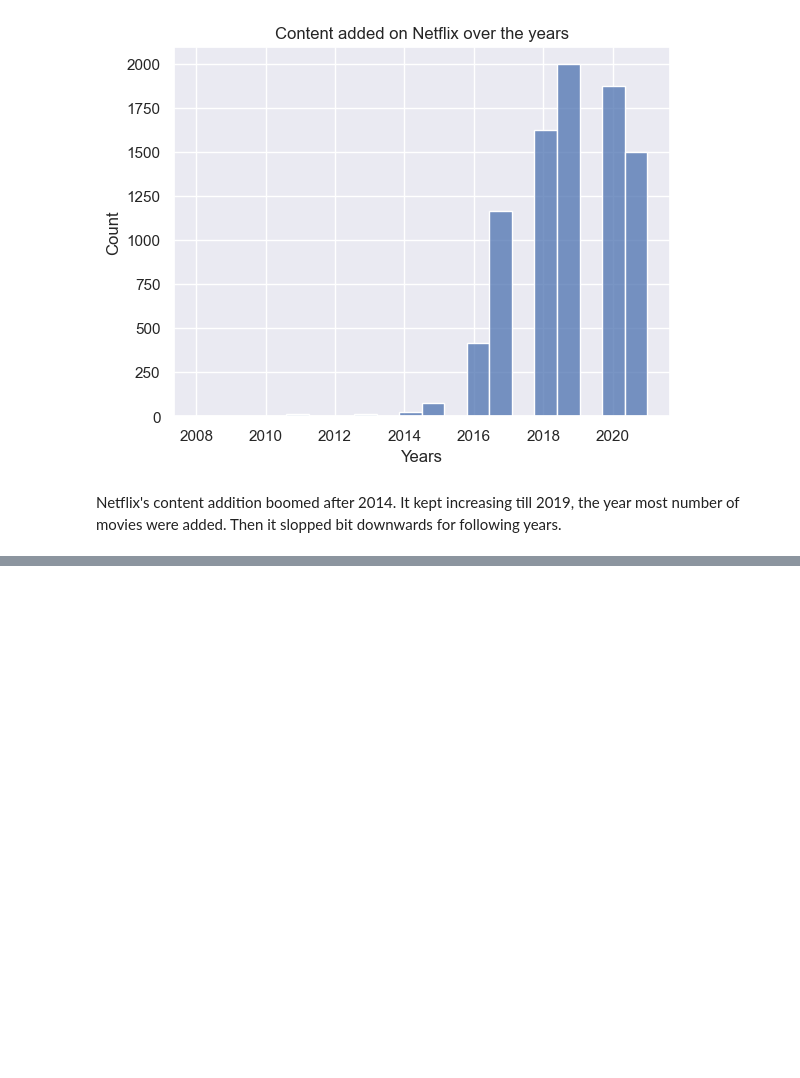
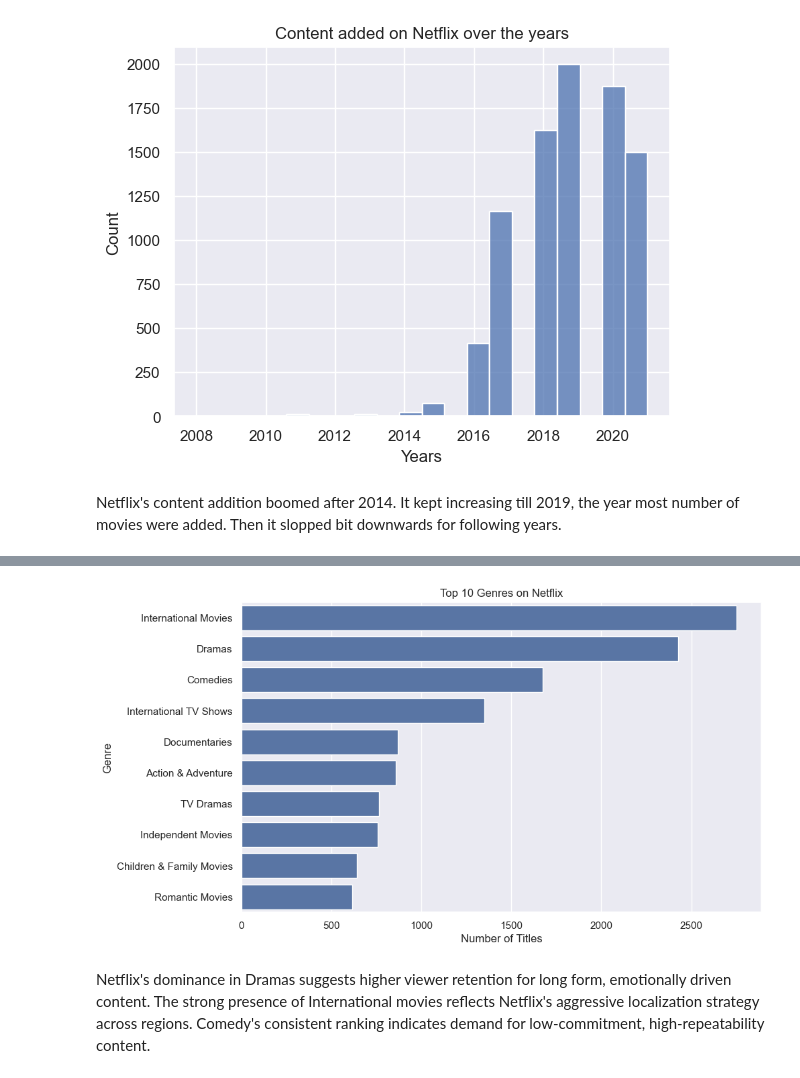
Before and after one commit to aryandesai1607/Netflix-eda, a Jupyter notebook: notebooks/eda.ipynb, the cells around one changed output, grey strips where cells are left out. Drawn from its saved outputs; the diff is of its cells as text; code cells hidden in the pictures; blank space fills up the shorter version.

Commit message:
Add genre analysis and insights

```diff
--- a/notebooks/eda.ipynb
+++ b/notebooks/eda.ipynb
@@ -102,0 +126,4 @@ Then it slopped bit downwards for following years.
+# %%
+df_genre = df.dropna(subset=["listed_in"]).copy()
+# %%
+df_genre["genre_list"] = df_genre["listed_in"].str.split(", ")
@@ -102,0 +139,3 @@ Then it slopped bit downwards for following years.
+# %%
+genre_exploded = df_genre.explode("genre_list")
+genre_exploded.head()
@@ -102,0 +149,3 @@ Then it slopped bit downwards for following years.
+# %%
+genre_counts = genre_exploded["genre_list"].value_counts().head(10)
+genre_counts
@@ -102,0 +165,16 @@ Then it slopped bit downwards for following years.
+# %%
+plt.figure(figsize=(10,6))
+sns.barplot(
+    y=genre_counts.index,
+    x=genre_counts.values
+)
+plt.title("Top 10 Genres on Netflix")
+plt.xlabel("Number of Titles")
+plt.ylabel("Genre")
+plt.show()
+# %% [output]
+[figure, added]
+# %% [markdown]
+Netflix's dominance in Dramas suggests higher viewer retention for long form, emotionally driven content.
+The strong presence of International movies reflects Netflix's aggressive localization strategy across regions.
+Comedy's consistent ranking indicates demand for low-commitment, high-repeatability content.
```
Also changed, not shown: parts of 5 cells of this notebook.
